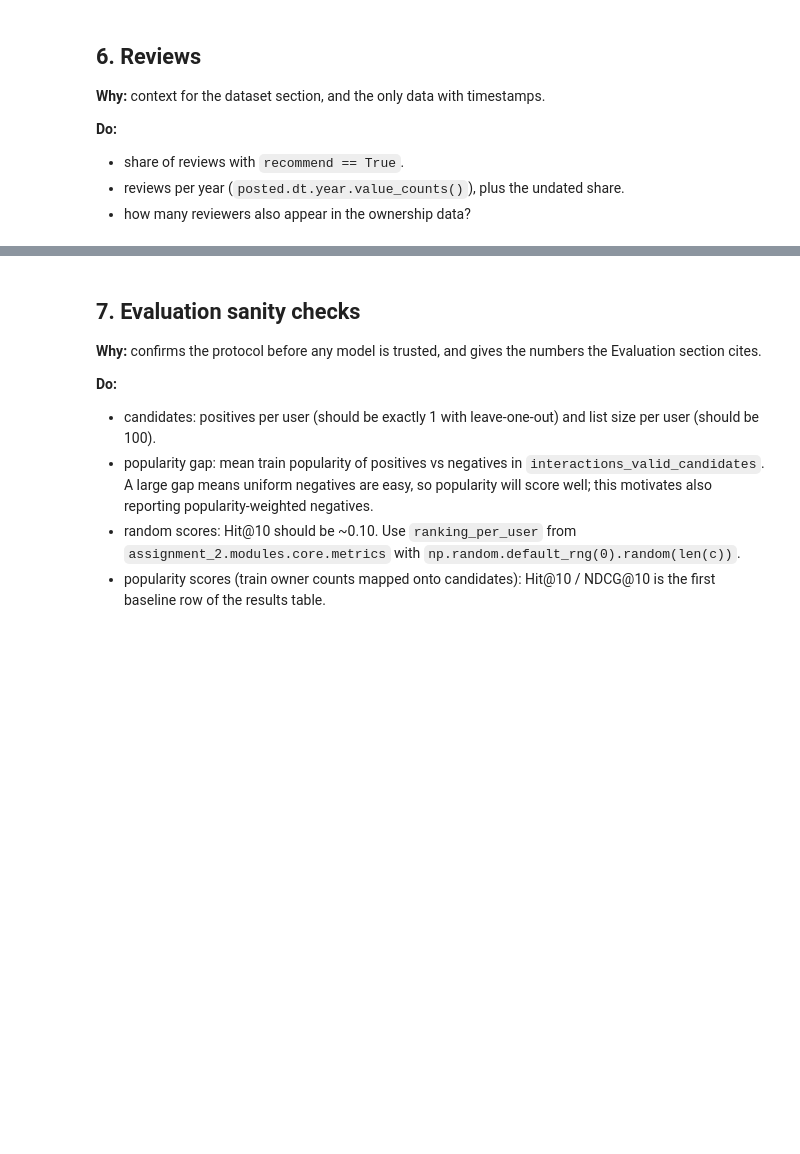
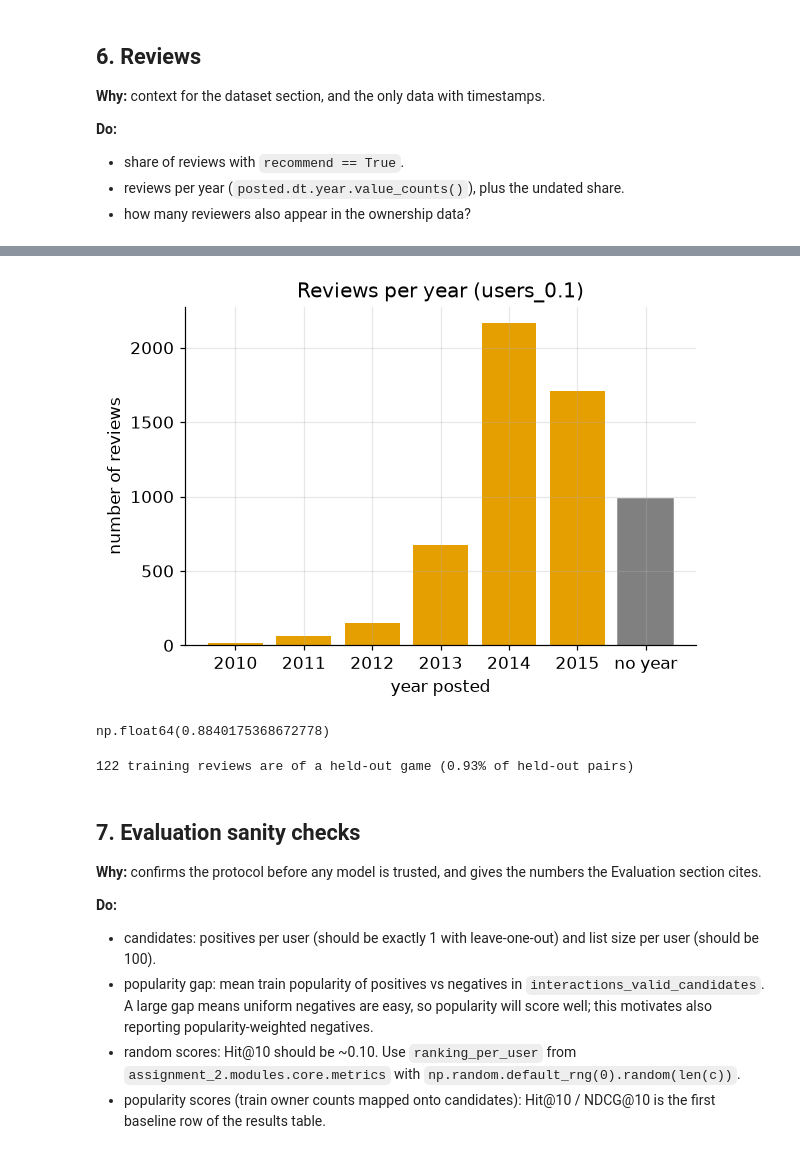
Before and after one commit to kberesfo/cse-258-assignment-2, a Jupyter notebook: notebooks/eda.ipynb, the cells around one changed output, grey strips where cells are left out. Drawn from its saved outputs; the diff is of its cells as text; code cells hidden in the pictures; blank space fills up the shorter version.

Commit message:
update to prevent leak, checking number of reviews per year

```diff
--- a/notebooks/eda.ipynb
+++ b/notebooks/eda.ipynb
@@ -338,0 +417,4 @@ decides whether they're worth building.
+# %%
+years = reviews.posted.dt.year.value_counts(dropna=False).sort_index()
+years.index = [str(int(y)) if pd.notna(y) else "no year" for y in years.index]
+years
@@ -339,3 +430,29 @@ decides whether they're worth building.
+# %%
+fig, ax = plt.subplots()
+ax.bar(years.index, years.values)
+ax.set(xlabel="year posted", ylabel="number of reviews",
+       title=f"Reviews per year ({cfg.sample.tag})")
+bars = ax.bar(years.index, years.values)
+bars[-1].set_color("gray")          # "no year" is last; mark it as different
+bars[-1].set_hatch("//")
+save(fig, "reviews_per_year")
+plt.show()
+# %% [output]
+[figure, added]
+# %%
+reviewers = reviews.user_id.drop_duplicates()
+# reviewers.head()
+reviewers.isin(owned.user_id).mean()
+# %% [output]
+np.float64(0.8840175368672778)
+# %%
+t = load_prepped(cfg)
+held_out = pd.concat([t["interactions_valid"], t["interactions_test"]])[["user_id", "item_id"]]
+leak = t["reviews_train"].merge(held_out, on=["user_id", "item_id"])
+print(f"{len(leak):,} training reviews are of a held-out game "
+      f"({len(leak) / len(held_out):.2%} of held-out pairs)")
+# %% [output]
+122 training reviews are of a held-out game (0.93% of held-out pairs)
 # %% [markdown]
 ## 7. Evaluation sanity checks
 **Why:** confirms the protocol before any model is trusted, and gives the numbers the
```
Also changed, not shown: parts of 10 cells of this notebook, 2 other files.
